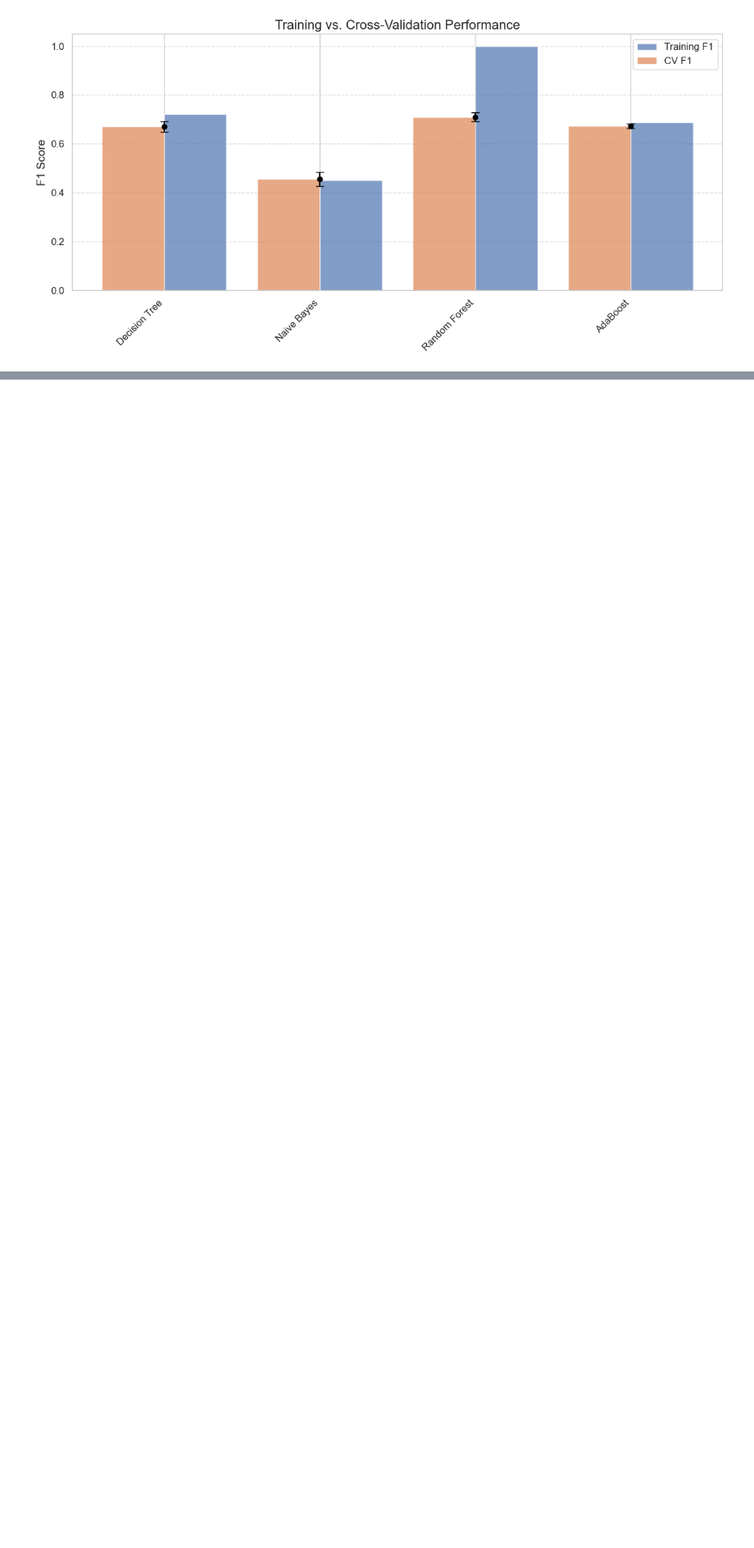
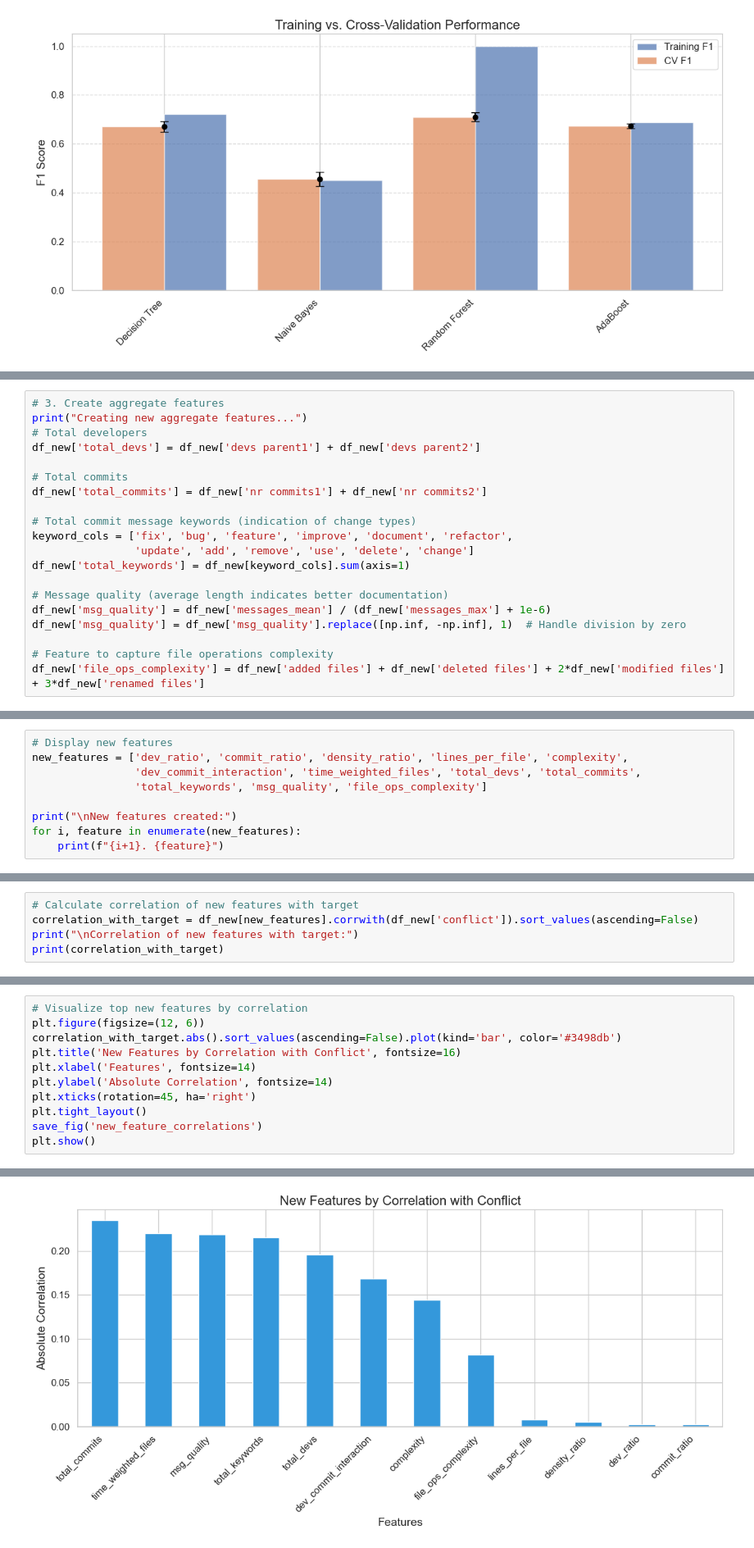
Before and after one commit to violetahoza/MergeConflictClassifier, a Jupyter notebook: HozaVioletaMaria.ipynb, the cells around one changed output, grey strips where cells are left out. Shown at 82% size. Saved outputs shown, nothing was run; the diff lists cells and outputs as text; blank space fills up the shorter version.

```diff
--- a/HozaVioletaMaria.ipynb
+++ b/HozaVioletaMaria.ipynb
@@ -1181,0 +1193,20 @@ Saving figure overfitting_analysis
+# %%
+# 3. Create aggregate features
+print("Creating new aggregate features...")
+# Total developers
+df_new['total_devs'] = df_new['devs parent1'] + df_new['devs parent2']
+
+# Total commits
+df_new['total_commits'] = df_new['nr commits1'] + df_new['nr commits2']
+
+# Total commit message keywords (indication of change types)
+keyword_cols = ['fix', 'bug', 'feature', 'improve', 'document', 'refactor',
+                'update', 'add', 'remove', 'use', 'delete', 'change']
+df_new['total_keywords'] = df_new[keyword_cols].sum(axis=1)
+
+# Message quality (average length indicates better documentation)
+df_new['msg_quality'] = df_new['messages_mean'] / (df_new['messages_max'] + 1e-6)
+df_new['msg_quality'] = df_new['msg_quality'].replace([np.inf, -np.inf], 1)  # Handle division by zero
+
+# Feature to capture file operations complexity
+df_new['file_ops_complexity'] = df_new['added files'] + df_new['deleted files'] + 2*df_new['modified files'] + 3*df_new['renamed files']
@@ -1181,0 +1215,9 @@ Saving figure overfitting_analysis
+# %%
+# Display new features
+new_features = ['dev_ratio', 'commit_ratio', 'density_ratio', 'lines_per_file', 'complexity',
+                'dev_commit_interaction', 'time_weighted_files', 'total_devs', 'total_commits',
+                'total_keywords', 'msg_quality', 'file_ops_complexity']
+
+print("\nNew features created:")
+for i, feature in enumerate(new_features):
+    print(f"{i+1}. {feature}")
@@ -1181,0 +1238,5 @@ Saving figure overfitting_analysis
+# %%
+# Calculate correlation of new features with target
+correlation_with_target = df_new[new_features].corrwith(df_new['conflict']).sort_values(ascending=False)
+print("\nCorrelation of new features with target:")
+print(correlation_with_target)
@@ -1181,0 +1258,12 @@ Saving figure overfitting_analysis
+# %%
+# Visualize top new features by correlation
+plt.figure(figsize=(12, 6))
+correlation_with_target.abs().sort_values(ascending=False).plot(kind='bar', color='#3498db')
+plt.title('New Features by Correlation with Conflict', fontsize=16)
+plt.xlabel('Features', fontsize=14)
+plt.ylabel('Absolute Correlation', fontsize=14)
+plt.xticks(rotation=45, ha='right')
+plt.tight_layout()
+save_fig('new_feature_correlations')
+plt.show()
+# %% [output]
@@ -1181,0 +1271 @@ Saving figure overfitting_analysis
+[figure, added]
```
Also changed, not shown: parts of 24 cells of this notebook, 6 other files.
